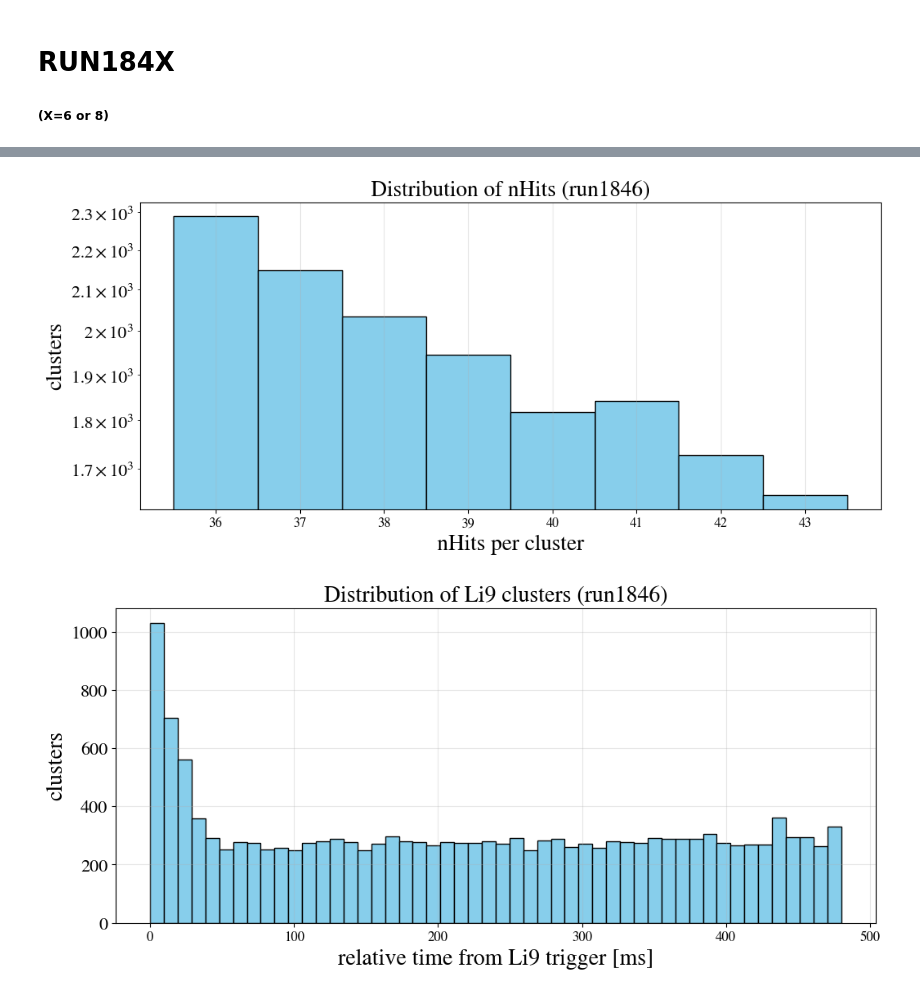
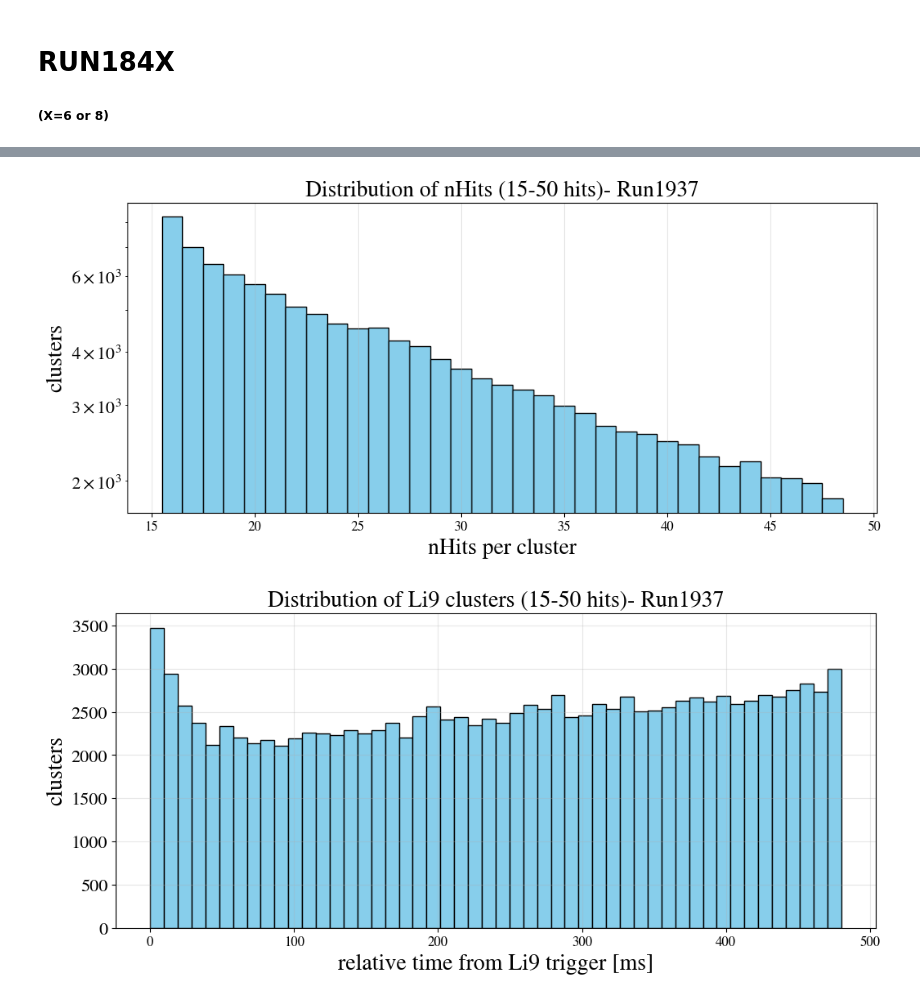
Before and after one commit to elenaramos44/9Li_analysis, a Jupyter notebook: notebooks/nHits.ipynb, the cells around one changed output, grey strips where cells are left out. Cells and saved outputs as stored; diff of their text form; code cells hidden in the pictures.

```diff
--- a/notebooks/nHits.ipynb
+++ b/notebooks/nHits.ipynb
@@ -28,8 +33,8 @@ import glob
 import pandas as pd
 import re
 
-csv_folder = "/scratch/elena/9Li/results/run1846"
-csv_files = sorted(glob.glob(f"{csv_folder}/Li9_clusters_chunk_*.csv"))
+csv_folder = "/scratch/elena/9Li/results/run1937"
+csv_files = sorted(glob.glob(f"{csv_folder}/Li9_clusters_range(15-50)*.csv"))
 
 
 match = re.search(r'run(\d+)', csv_folder)
@@ -114,48 +119,26 @@ Average Clusters per 'Active' Spill: 54.72
 # %%
-# -------------------------
-# 2. 1D Histograms
-# -------------------------
+nHits_min=15
+nHits_max=50
 
 # Histogram: nHits per cluster
 plt.figure(figsize=(12,5))
 n_bins = np.arange(df['nHits'].min(), df['nHits'].max()+2) - 0.5            # +2 ensures the top-most value lands in a bin, the -0.5 centers bins on integers.
 plt.hist(df['nHits'], bins=n_bins, color='skyblue', edgecolor='black')      #that's why we were missing the peak @ 40 before (only +1)
 plt.yscale("log")
 plt.xlabel("nHits per cluster")
 plt.ylabel("clusters")
-plt.title(f"Distribution of nHits (run{run_number})")
+plt.title(f"Distribution of nHits ({nHits_min}-{nHits_max} hits)- Run{run_number}")
 plt.grid(True, alpha=0.3)
 plt.show()
 
 # Histogram: relative time from Li9 window start
 plt.figure(figsize=(12,5))
 plt.hist(df['t_window_start_rel_ms'], bins=50, color='skyblue', edgecolor='black')
 plt.xlabel("relative time from Li9 trigger [ms]")
 plt.ylabel("clusters")
-plt.title(f"Distribution of Li9 clusters (run{run_number})")
+plt.title(f"Distribution of Li9 clusters ({nHits_min}-{nHits_max} hits)- Run{run_number}")
 plt.grid(True, alpha=0.3)
 plt.show()
-
-# -------------------------
-# 3. 2D Histogram / Heatmap
-# -------------------------
-
-x = df['t_window_start_rel_ms']
-y = df['nHits']
-
-# Binning
-x_bins = np.linspace(x.min(), x.max(), 25)       # finer bins for time
-y_bins = np.arange(y.min()-0.5, y.max()+1.5, 1)  # integer nHits bins
-
-H, xedges, yedges = np.histogram2d(x, y, bins=[x_bins, y_bins])
-
-plt.figure(figsize=(14,6))
-plt.pcolormesh(xedges, yedges, H.T, cmap='cividis', shading='auto')
-plt.colorbar(label='clusters')
-plt.xlabel('relative time from Li9 trigger [ms]')
-plt.ylabel('nHits')
-plt.title(f'Li9 cluster distribution (run{run_number})')
-plt.show()
 # %% [output]
-[figure, old version]
+[figure, new version]
-[figure, old version]
+[figure, new version]
```
Also changed, not shown: parts of 7 cells of this notebook, 8 other files.
